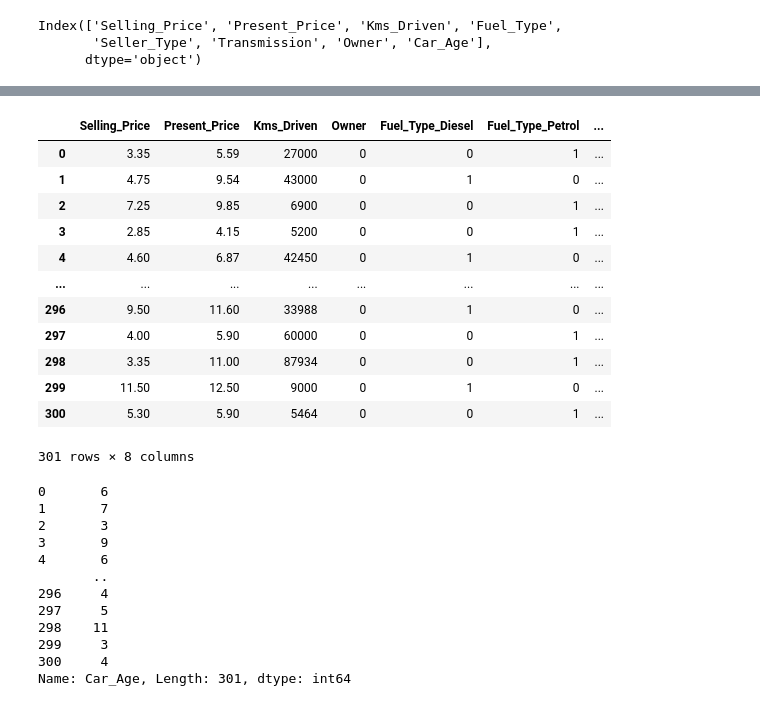
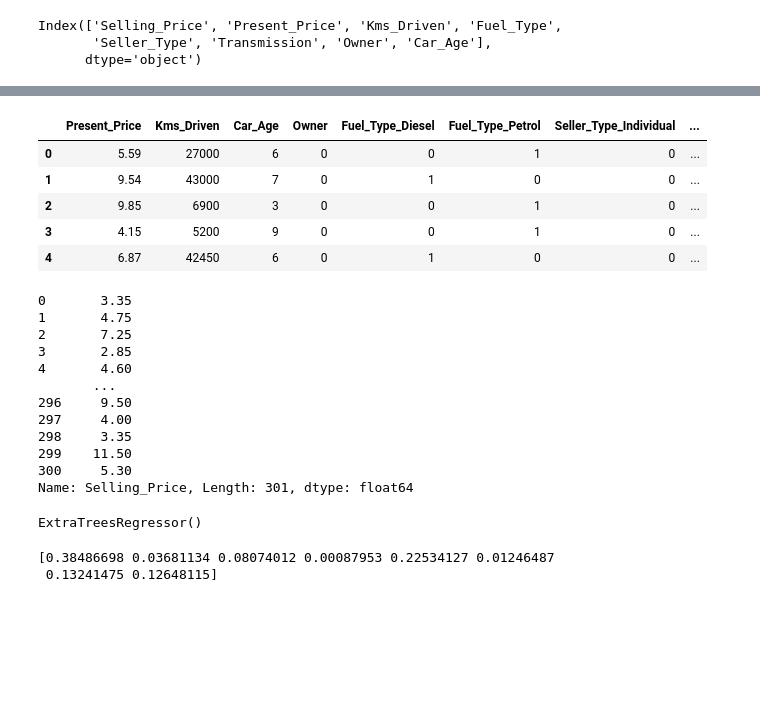
Before and after one commit to busybee23/KAGGLE, a Jupyter notebook: Vehicle dataset from cardekho/Car Prediction.ipynb, the cells around one changed output, grey strips where cells are left out. Saved outputs shown, nothing was run; the diff lists cells and outputs as text; code cells hidden in the pictures; blank space fills up the shorter version.

```diff
--- a/Vehicle dataset from cardekho/Car Prediction.ipynb
+++ b/Vehicle dataset from cardekho/Car Prediction.ipynb
@@ -116,7 +116,7 @@ Index(['Selling_Price', 'Present_Price', 'Kms_Driven', 'Fuel_Type',
        'Seller_Type', 'Transmission', 'Owner', 'Car_Age'],
       dtype='object')
 # %%
-df = df[['Car_Age' ,'Selling_Price', 'Present_Price', 'Kms_Driven', 'Fuel_Type',
+df = df[['Selling_Price', 'Present_Price', 'Kms_Driven','Car_Age', 'Fuel_Type',
        'Seller_Type', 'Transmission', 'Owner']]
 # %%
 df.head()
@@ -175,33 +153,38 @@ y = df.iloc[:,0]
 # %%
-X
+X.head()
 # %% [output]
-|  | Selling_Price | Present_Price | Kms_Driven | Owner | Fuel_Type_Diesel | Fuel_Type_Petrol | ... |
-| 0 | 3.35 | 5.59 | 27000 | 0 | 0 | 1 | ... |
-| 1 | 4.75 | 9.54 | 43000 | 0 | 1 | 0 | ... |
-| 2 | 7.25 | 9.85 | 6900 | 0 | 0 | 1 | ... |
-| 3 | 2.85 | 4.15 | 5200 | 0 | 0 | 1 | ... |
-| 4 | 4.60 | 6.87 | 42450 | 0 | 1 | 0 | ... |
-| ... | ... | ... | ... | ... | ... | ... | ... |
-| 296 | 9.50 | 11.60 | 33988 | 0 | 1 | 0 | ... |
-| 297 | 4.00 | 5.90 | 60000 | 0 | 0 | 1 | ... |
-| 298 | 3.35 | 11.00 | 87934 | 0 | 0 | 1 | ... |
-| 299 | 11.50 | 12.50 | 9000 | 0 | 1 | 0 | ... |
-| 300 | 5.30 | 5.90 | 5464 | 0 | 0 | 1 | ... |
+|  | Present_Price | Kms_Driven | Car_Age | Owner | Fuel_Type_Diesel | Fuel_Type_Petrol | Seller_Type_Individual | ... |
+| 0 | 5.59 | 27000 | 6 | 0 | 0 | 1 | 0 | ... |
+| 1 | 9.54 | 43000 | 7 | 0 | 1 | 0 | 0 | ... |
+| 2 | 9.85 | 6900 | 3 | 0 | 0 | 1 | 0 | ... |
+| 3 | 4.15 | 5200 | 9 | 0 | 0 | 1 | 0 | ... |
+| 4 | 6.87 | 42450 | 6 | 0 | 1 | 0 | 0 | ... |
-301 rows × 8 columns
 # %%
 y
 # %% [output]
-0       6
-1       7
-2       3
-3       9
-4       6
-       ..
-296     4
-297     5
-298    11
-299     3
-300     4
-Name: Car_Age, Length: 301, dtype: int64
+0       3.35
+1       4.75
+2       7.25
+3       2.85
+4       4.60
+       ...
+296     9.50
+297     4.00
+298     3.35
+299    11.50
+300     5.30
+Name: Selling_Price, Length: 301, dtype: float64
 # %%
 #now dataset is splitted into two categories its time to create a model
+# %%
+#feature importance
+from sklearn.ensemble import ExtraTreesRegressor
+model = ExtraTreesRegressor()
+model.fit(X,y)
+# %% [output]
+ExtraTreesRegressor()
+# %%
+print(model.feature_importances_)
+# %% [output]
+[0.38486698 0.03681134 0.08074012 0.00087953 0.22534127 0.01246487
+ 0.13241475 0.12648115]
```
Also changed, not shown: parts of 7 cells of this notebook.
